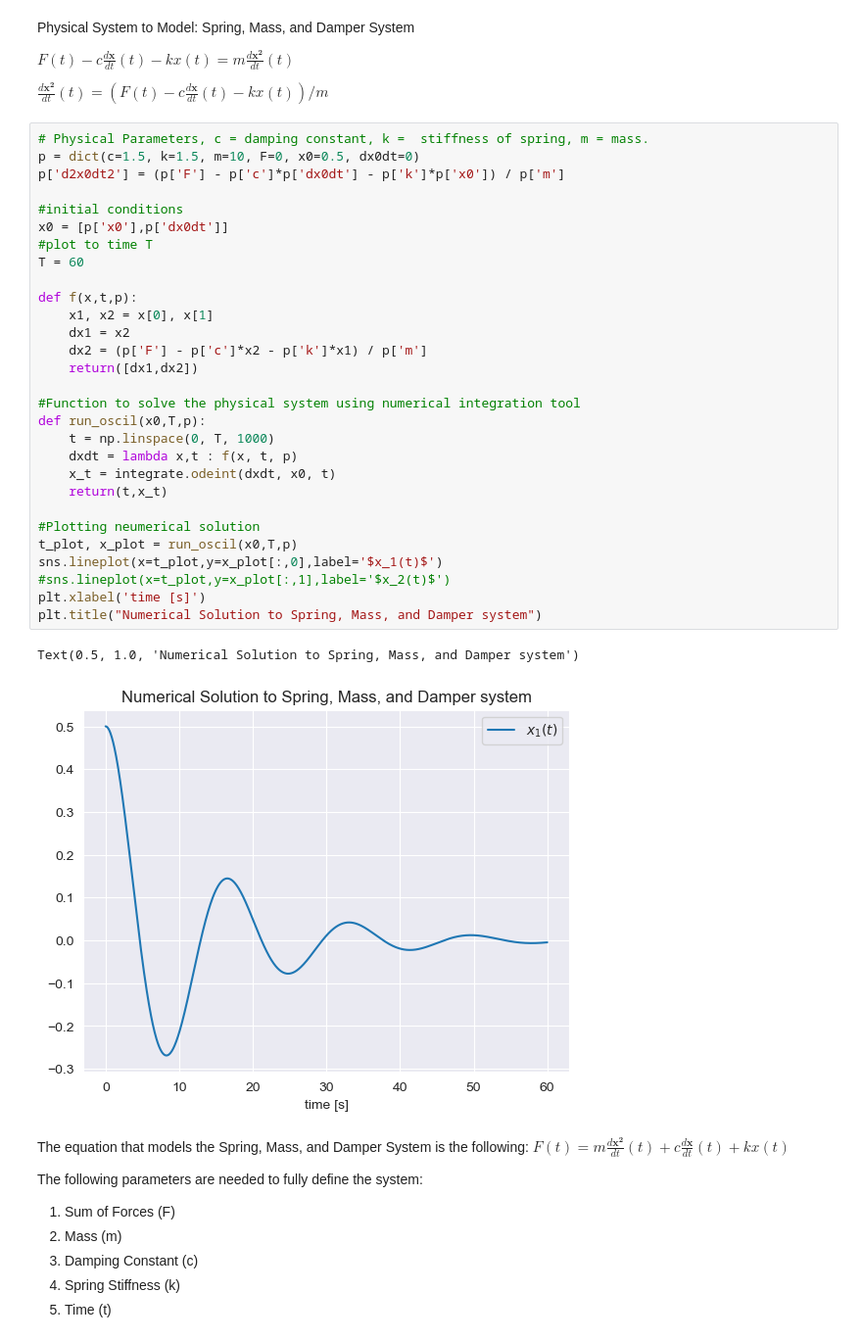
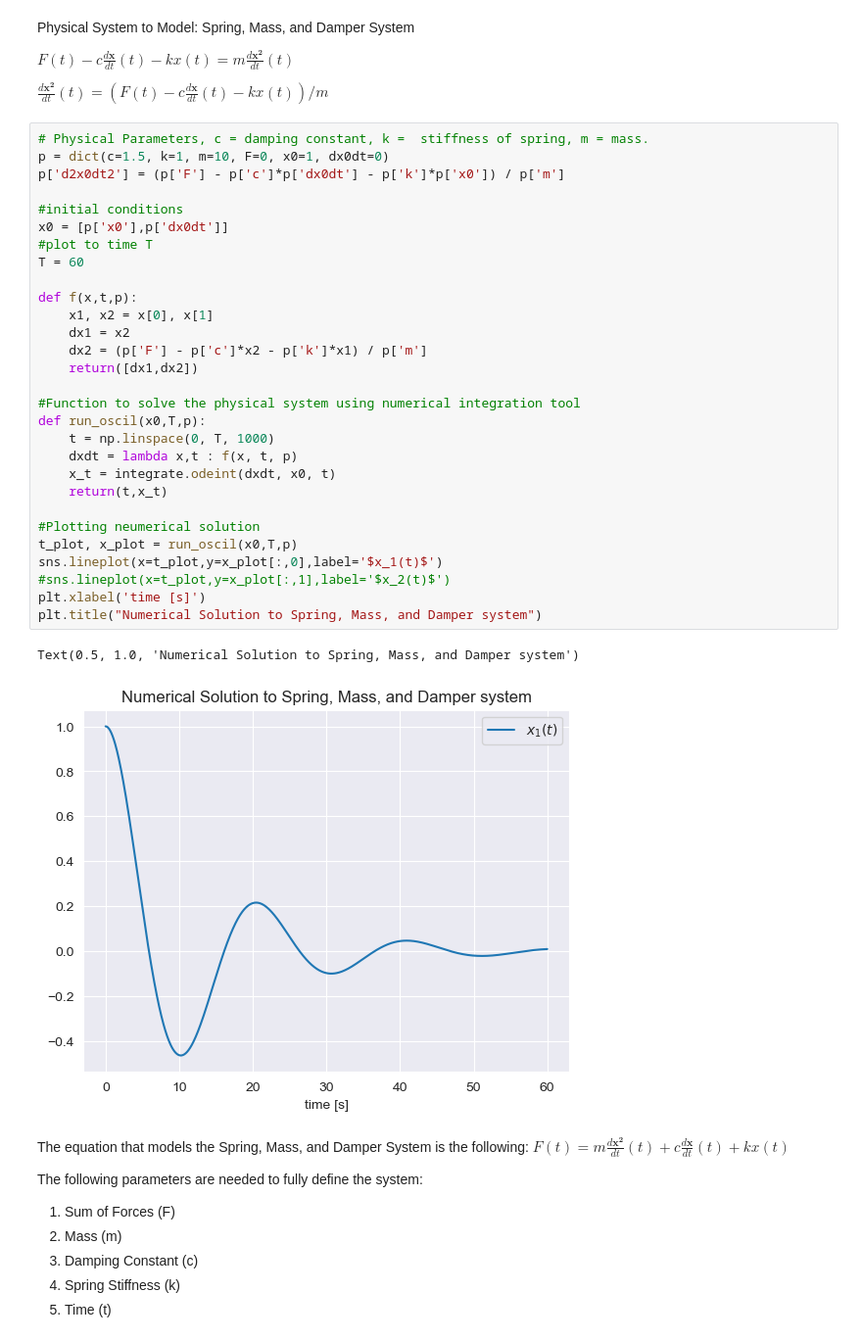
Before and after one commit to RoshenS/PINNs, a Jupyter notebook: 2. Extrapolation.ipynb, the cells around one changed output. Shown at 98% size. Cells and saved outputs as stored; diff of their text form.

```diff
--- a/2. Extrapolation.ipynb
+++ b/2. Extrapolation.ipynb
@@ -22,36 +22,36 @@ $ F(t) -c \frac{d\mathbf{x}}{d t}(t) - kx(t) = m\frac{d\mathbf{x^2}}{d t}(t)$
 $\frac{d\mathbf{x^2}}{d t}(t) = ( F(t) -c \frac{d\mathbf{x}}{d t}(t) - kx(t) ) /m$
 # %%
 # Physical Parameters, c = damping constant, k =  stiffness of spring, m = mass.
-p = dict(c=1.5, k=1.5, m=10, F=0, x0=0.5, dx0dt=0)
+p = dict(c=1.5, k=1, m=10, F=0, x0=1, dx0dt=0)
 p['d2x0dt2'] = (p['F'] - p['c']*p['dx0dt'] - p['k']*p['x0']) / p['m']
 
 #initial conditions
 x0 = [p['x0'],p['dx0dt']]
 #plot to time T
 T = 60
 
 def f(x,t,p):
     x1, x2 = x[0], x[1]
     dx1 = x2
     dx2 = (p['F'] - p['c']*x2 - p['k']*x1) / p['m']
     return([dx1,dx2])
 
 #Function to solve the physical system using numerical integration tool
 def run_oscil(x0,T,p):
     t = np.linspace(0, T, 1000)
     dxdt = lambda x,t : f(x, t, p)
     x_t = integrate.odeint(dxdt, x0, t)
     return(t,x_t)
 
 #Plotting neumerical solution
 t_plot, x_plot = run_oscil(x0,T,p)
 sns.lineplot(x=t_plot,y=x_plot[:,0],label='$x_1(t)$')
 #sns.lineplot(x=t_plot,y=x_plot[:,1],label='$x_2(t)$')
 plt.xlabel('time [s]')
 plt.title("Numerical Solution to Spring, Mass, and Damper system")
 # %% [output]
 Text(0.5, 1.0, 'Numerical Solution to Spring, Mass, and Damper system')
-[figure, old version]
+[figure, new version]
 # %% [markdown]
 The equation that models the Spring, Mass, and Damper System is the following:
 $ F(t) = m\frac{d\mathbf{x^2}}{d t}(t) + c \frac{d\mathbf{x}}{d t}(t) + kx(t)$
```
Also changed, not shown: parts of 10 cells of this notebook.
